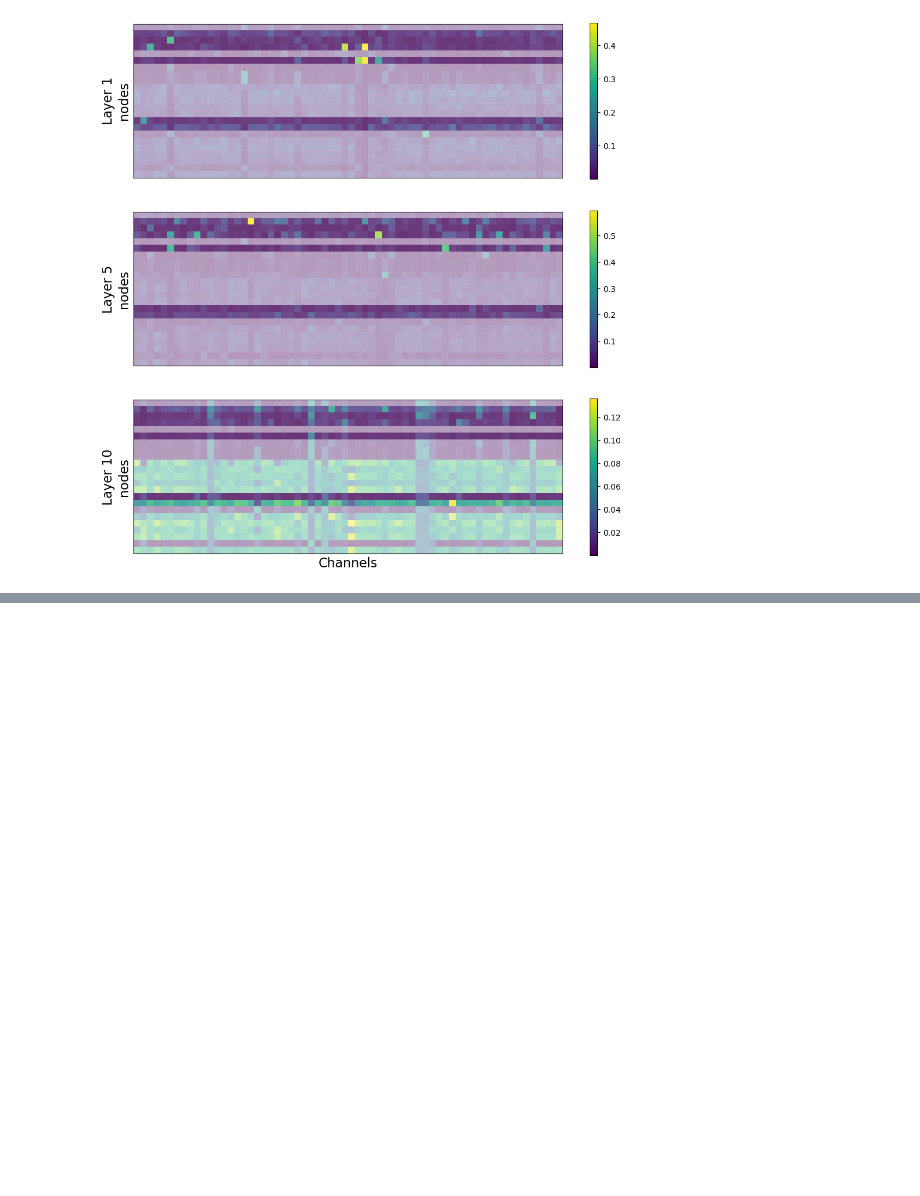
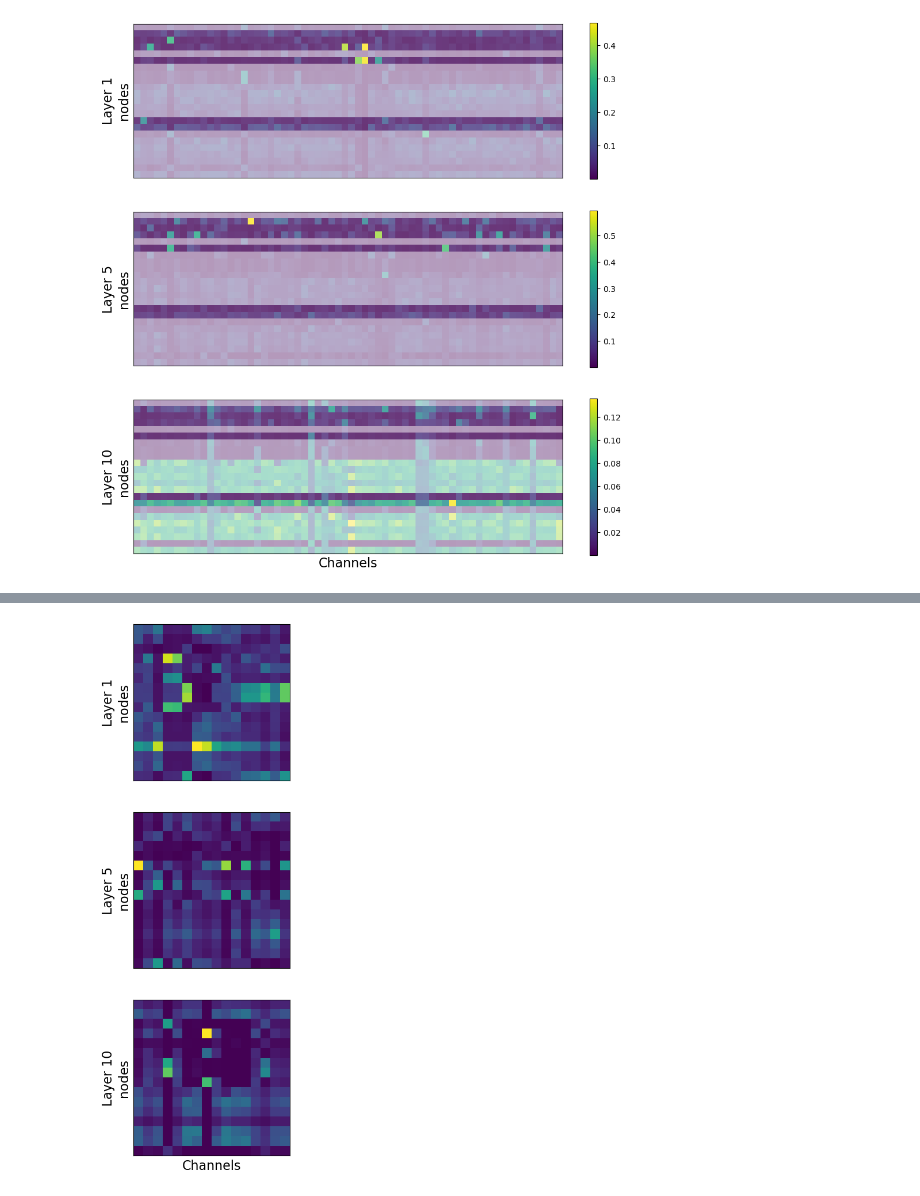
Before and after one commit to rmenegaux/GraphGPS, a Jupyter notebook: att_maps.ipynb, the cells around one changed output, grey strips where cells are left out. Cells and saved outputs as stored; diff of their text form; code cells hidden in the pictures; blank space fills up the shorter version.

Commit message:
Proper neighbors index and reshaping

```diff
--- a/att_maps.ipynb
+++ b/att_maps.ipynb
@@ -300,0 +343,26 @@ main.show()
+# %%
+main = plt.figure(figsize=(12,12));
+tampon = plt.figure(figsize=(12,12));
+tmp = tampon.add_subplot(111)
+for rk, layer_idx in enumerate([0,4,9]):
+    loc_scores = all_scores[layer_idx][batch_idx][mask]
+    num_nodes = int(np.sqrt(loc_scores.shape[0]))
+    loc_scores = loc_scores.reshape((num_nodes, num_nodes, *loc_scores.shape[1:]))
+    loc_scores = loc_scores[node_idx,:,head_idx,:].numpy()
+    # neighbors = batch.edge_index[:,batch.edge_index[0,:]==batch_node_idx][1].numpy()
+    # transparency = np.ones(23) * 4 # 6
+    # transparency[neighbors] += 4 # 8
+    # transparency = np.repeat(transparency.reshape(-1,1),
+    #                          repeats=loc_scores.shape[-1], axis=1)
+    # im = tmp.imshow(loc_scores, alpha=1.0)
+    ax = main.add_subplot(3,1,rk+1)
+    ax.imshow(loc_scores)#, alpha=transparency*.1)
+    # main.colorbar(im, ax=ax)
+    ax.get_xaxis().set_ticks([])
+    ax.get_yaxis().set_ticks([])
+    ax.set_ylabel(f'Layer {layer_idx+1}\nnodes', fontsize=16)
+ax.set_xlabel('Channels', fontsize=16)
+plt.close(tampon)
+main.show()
+# %% [output]
+[figure, added]
```
Also changed, not shown: parts of 14 cells of this notebook, 1 other file.
